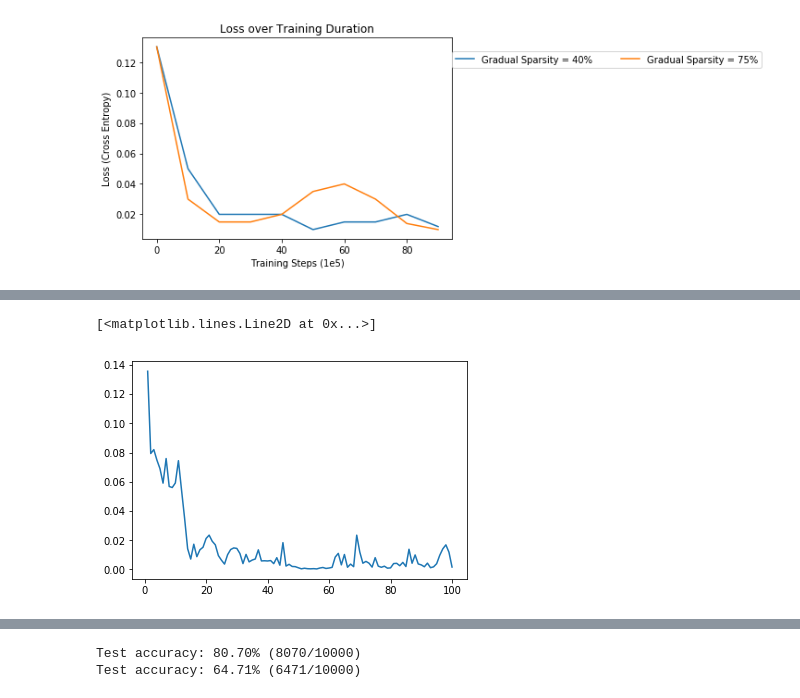
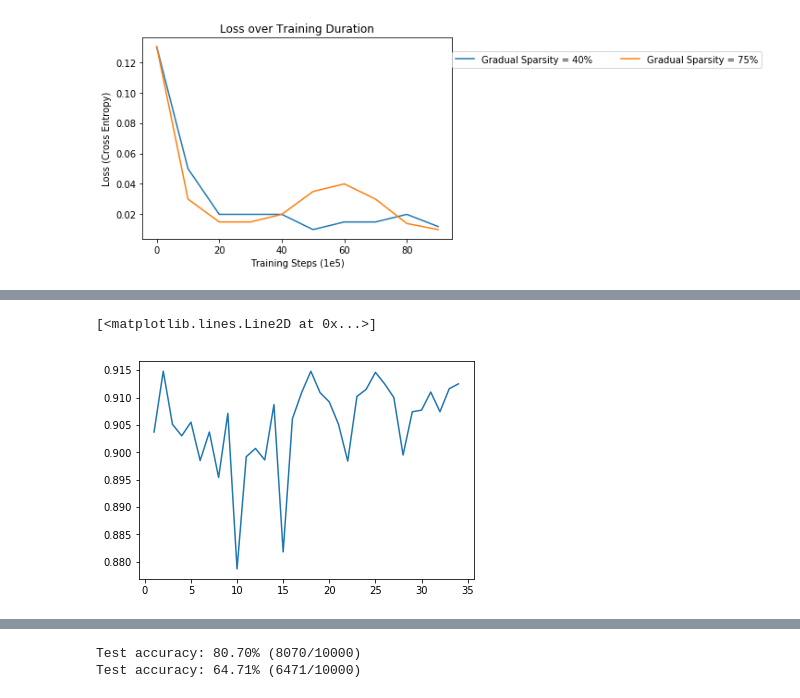
Before and after one commit to ChristopherSweeney/SlimNets, a Jupyter notebook: prunning.ipynb, the cells around one changed output, grey strips where cells are left out. Cells and saved outputs as stored; diff of their text form; code cells hidden in the pictures.

```diff
--- a/prunning.ipynb
+++ b/prunning.ipynb
@@ -445,8 +399,8 @@ for i in body_model:
     if isinstance(i,MaskedConv2d):
         tensor = i.weight.cpu().data.numpy()
         shape = np.shape(tensor)
-        print shape
-tensor = layer1.weight.cpu().data.numpy()
+        layers+=np.sum(np.sum(tensor,axis=0),axis=0)
+print layers
 plt.figure()
 plt.imshow(tensor[0][0])
 # %% [output]
@@ -518,22 +439,3 @@ Accuracy of  frog :  0 %
 Accuracy of horse :  0 %
 Accuracy of  ship :  0 %
 Accuracy of truck :  0 %
-# %%
-class_correct = list(0. for i in range(10))
-class_total = list(0. for i in range(10))
-model = model.float()
-for data in testloader:
-    images, labels = data
-    images, labels = to_var(images),labels
-    outputs = model(images)
-    _, predicted = torch.max(outputs.data, 1)
-    c = (predicted.cpu().numpy() == labels.numpy()).squeeze()
-    for i in range(4):
-        label = labels[i]
-        class_correct[label] += c[i]
-        class_total[label] += 1
-
-
-for i in range(10):
-    print('Accuracy of %5s : %2d %%' % (
-        classes[i], 100 * class_correct[i] / class_total[i]))
@@ -586,6 +459,8 @@ class PruneWrapSparse():
         self.running_loss = 0
         self.loss_over_time=[]
         self.sparsity_over_time=[]
+        self.epoch=[]
+        self.train1 = 0.0
 
     def to_string(self):
         print "current sparsity: " + str(self.current_sparsity)
@@ -616,6 +491,7 @@ class PruneWrapSparse():
         return self.sparsity_target+(self.sparsity_initial-self.sparsity_target)*(1-(float(self.train_step)/(self.prune_steps*self.update_rate)))**3
 
     def train(self, optimizer = None, epoches = 10):
+        print "training"
         start = time.time()
         for i in range(epoches):
             print self.to_string()
@@ -643,7 +519,10 @@ class PruneWrapSparse():
                 self.optimizer.step()
                 self.running_loss+=loss.data[0]
                 self.train_step+=1
-
+                self.train1+=loss.data[0]
+                if self.train_step %3000 ==0:
+                    self.epoch.append(self.test(testloader))
+                    self.train1 = 0
             print prune_rate(self.model)
             print self.test(testloader)
         print "Finished fine tuning."
@@ -732,5 +603,5 @@ None
 # %%
-prune = PruneWrapSparse(0,model,0,.4,100,1000,trainloader)
+prune = PruneWrapSparse(0,model,0,.75,100,500,trainloader)
 # %%
 prune_rate(model)
 # %% [output]
@@ -821,8 +719,8 @@ plt.plot(range(len(prune.loss_over_time))[1:],prune.loss_over_time[1:])
 # %%
 %matplotlib inline
 plt.figure()
-plt.plot(range(len(prune.loss_over_time))[1:],prune.loss_over_time[1:])
+plt.plot(range(len(prune.epoch))[1:],prune.epoch[1:])
 # %% [output]
 [<matplotlib.lines.Line2D at 0x...>]
-[figure, old version]
+[figure, new version]
 # %%
```
Also changed, not shown: parts of 37 cells of this notebook.
